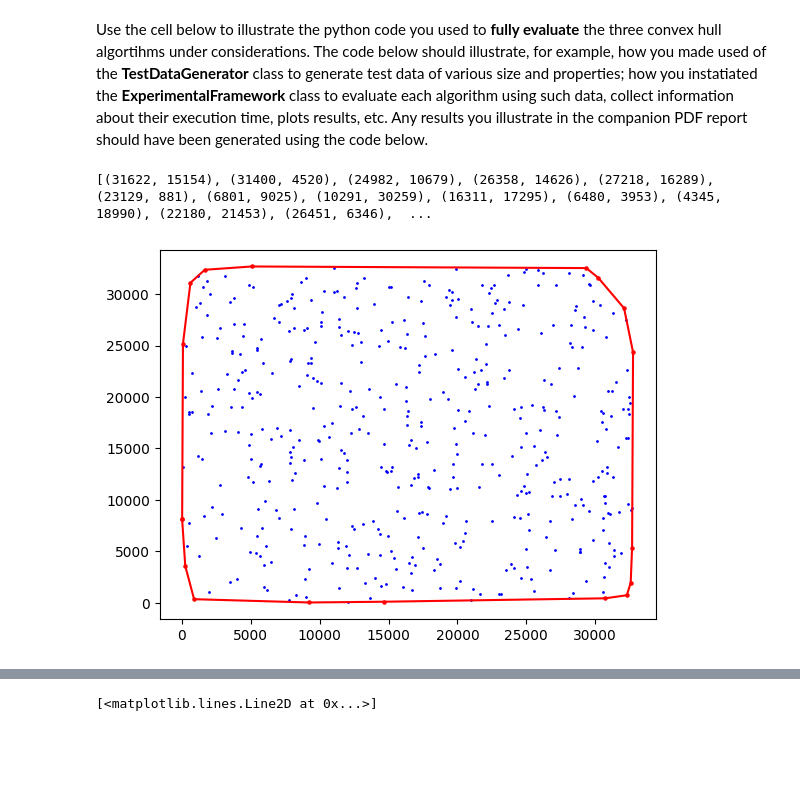
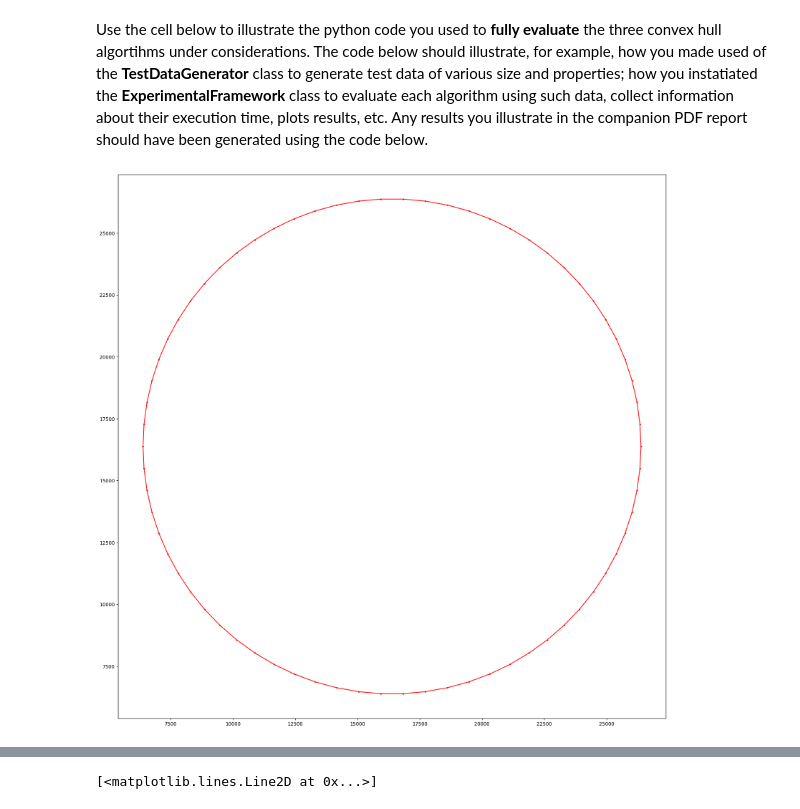
Before and after one commit to Declan-Loo/COMP0005-Grp30, a Jupyter notebook: grp-030-0005code.ipynb, the cells around one changed output, grey strips where cells are left out. Drawn from its saved outputs; the diff is of its cells as text; code cells hidden in the pictures; blank space fills up the shorter version.

Commit message:
updated test gen

```diff
--- a/grp-030-0005code.ipynb
+++ b/grp-030-0005code.ipynb
@@ -204,7 +204,7 @@ import math
 class TestDataGenerator():
 
 
-    def __init__(self,num_points,radius):
+    def __init__(self,num_points,radius = 0):
         self.num_points = num_points
         self.radius = radius
 
@@ -217,7 +217,7 @@ class TestDataGenerator():
             rand_points.append((x,y))
         return rand_points
 
-    def generate_polygonpoints(self,polygon_sides):
+    def generate_polygon_points(self,polygon_sides):
         polygon_vertices= []
         if polygon_sides <3:
             raise ValueError("A polygon must have at least 3 sides.")
@@ -225,8 +225,8 @@ class TestDataGenerator():
 
         for i in range(polygon_sides):
             angle = 2 * math.pi * i / polygon_sides
-            x= 16383 + math.cos(angle) * self.radius
-            y = 16383 + math.sin(angle) * self.radius
+            x = int(round(16383 + math.cos(angle) * self.radius))
+            y = int(round(16383 + math.sin(angle) * self.radius))
             polygon_vertices.append((x, y))
 
         edge_points = []
@@ -248,14 +248,14 @@ class TestDataGenerator():
         centre_x = 16383
         centre_y = 16383
 
-
         for i in range(self.num_points):
             angle = 2 * math.pi * i / self.num_points
-            x = centre_x + self.radius * math.cos(angle)
-            y = centre_y + self.radius * math.sin(angle)
+            x = int(round(centre_x + self.radius * math.cos(angle)))
+            y = int(round(centre_y + self.radius * math.sin(angle)))
             circle_points.append((x,y))
 
         return circle_points
+
 
     def generate_collinear_points(self):
         grad = random.randint(-5,10)
@@ -298,28 +298,27 @@ Use the cell below to illustrate the python code you used to **fully evaluate**
 # %%
 # ADD YOUR TEST CODE HERE
 # ADD YOUR TEST CODE HERE
 # Create an instance of TestDataGenerator
-data_generator = TestDataGenerator(1000)
+data_generator = TestDataGenerator(70, radius= 10000)
 
 # Call the generate_points() method
-points = data_generator.generate_points()
+points = data_generator.generate_circlepoints()
 
 jarvis_march_points = jarvismarch(points)
 
 x = [i[0] for i in points]
 y = [i[1] for i in points]
 
 jarvis_x = [i[0] for i in jarvis_march_points]
 jarvis_y = [i[1] for i in jarvis_march_points]
 
 plt.scatter(x,y, color = 'blue', s = 1)
 plt.scatter(jarvis_x, jarvis_y, color = 'red', s = 5)
 plt.plot(jarvis_x, jarvis_y, color = 'red')
 fig = plt.gcf()
 fig.set_size_inches(20.5, 20.5)
 plt.show()
 # %% [output]
-[(31622, 15154), (31400, 4520), (24982, 10679), (26358, 14626), (27218, 16289), (23129, 881), (6801, 9025), (10291, 30259), (16311, 17295), (6480, 3953), (4345, 18990), (22180, 21453), (26451, 6346),  ...
-[figure, old version]
+[figure, new version]
 # %%
 graham_points = grahamscan(points)
```
Also changed, not shown: parts of 3 cells of this notebook.
